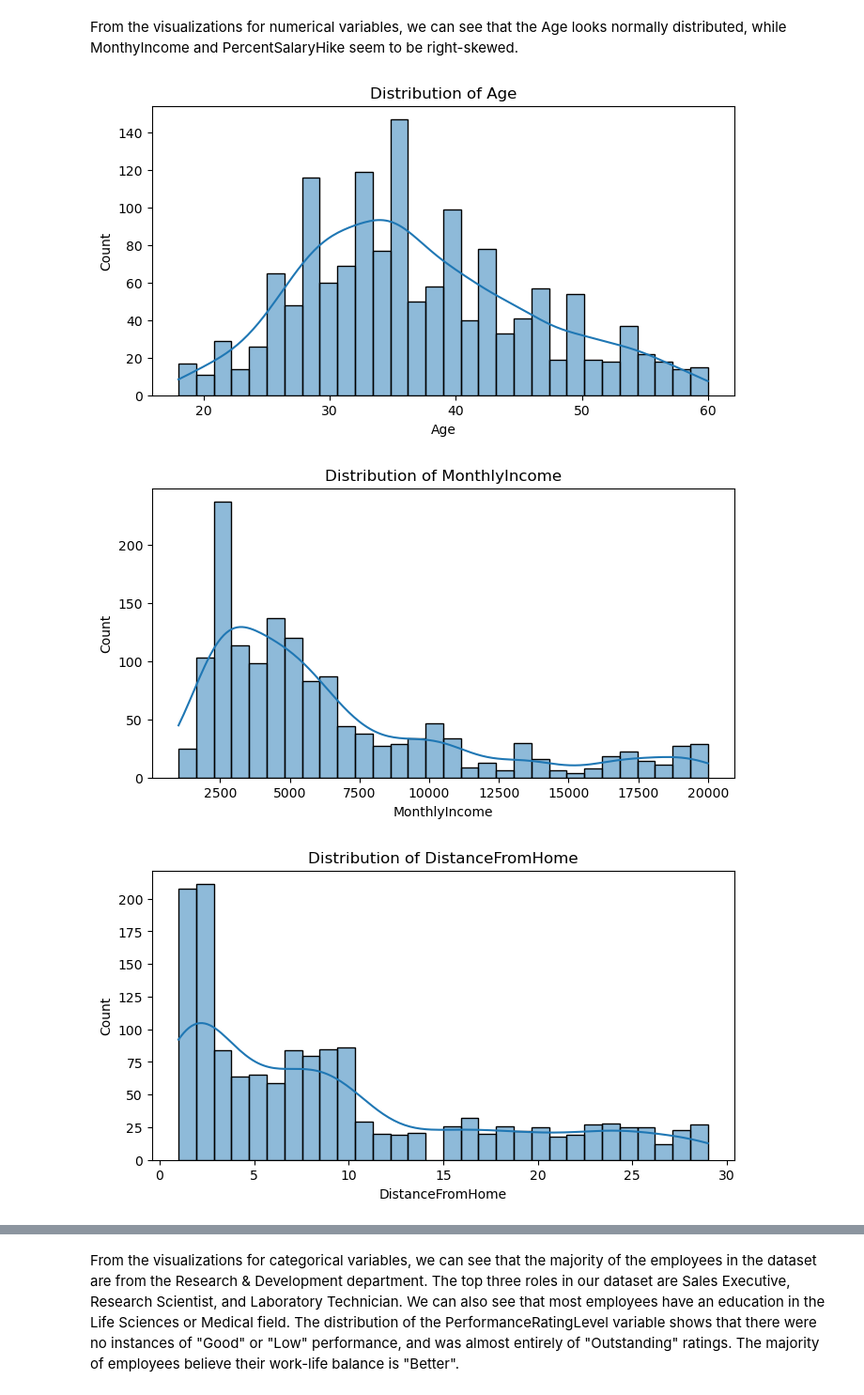
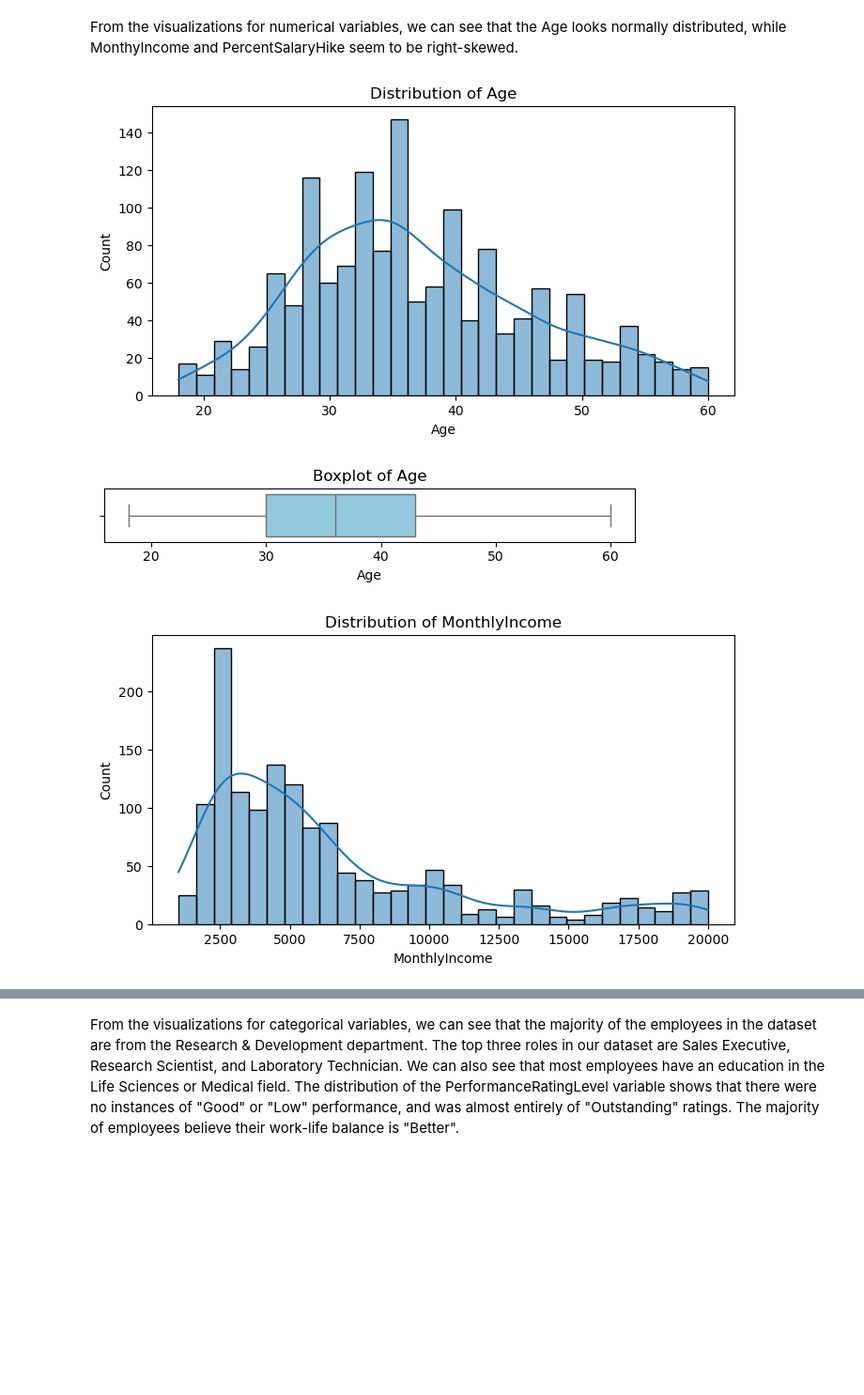
Before and after one commit to luceroz/predicting-employee-attrition, a Jupyter notebook: notebooks/01_EDA.ipynb, the cells around one changed output, grey strips where cells are left out. Shown at 94% size. Cells and saved outputs as stored; diff of their text form; code cells hidden in the pictures; blank space fills up the shorter version.

```diff
--- a/notebooks/01_EDA.ipynb
+++ b/notebooks/01_EDA.ipynb
@@ -192,15 +192,21 @@ df['PerformanceRatingLevel'] = df['PerformanceRating'].map(performance_rating_ma
 From the visualizations for numerical variables, we can see that the Age looks normally distributed, while MonthyIncome and PercentSalaryHike seem to be right-skewed.
 # %%
 # Visualizations for Numerical Variables
-numerical_features = ['Age', 'MonthlyIncome', 'DistanceFromHome', 'PercentSalaryHike']
+numerical_features = ['Age', 'MonthlyIncome', 'DistanceFromHome', 'PercentSalaryHike', 'YearsInCurrentRole']
 
 for feature in numerical_features:
     plt.figure(figsize=(8, 4))
     sns.histplot(df[feature], kde=True, bins=30)
     plt.title(f'Distribution of {feature}')
     plt.savefig(f'/Users/zulykathlucero/Desktop/predicting-employee-attrition/reports/figures/{feature}_distribution.png')  # Save plots
     plt.show()
+
+    plt.figure(figsize=(6, 1.5))
+    sns.boxplot(x=df[feature], color="skyblue")
+    plt.title(f"Boxplot of {feature}")
+    plt.tight_layout()
+    plt.show()
 # %% [output]
 [figure]
-[figure, old version]
+[figure, new version]
-[figure, old version]
+[figure, new version]
```
Also changed, not shown: parts of 4 cells of this notebook, 25 other files.
